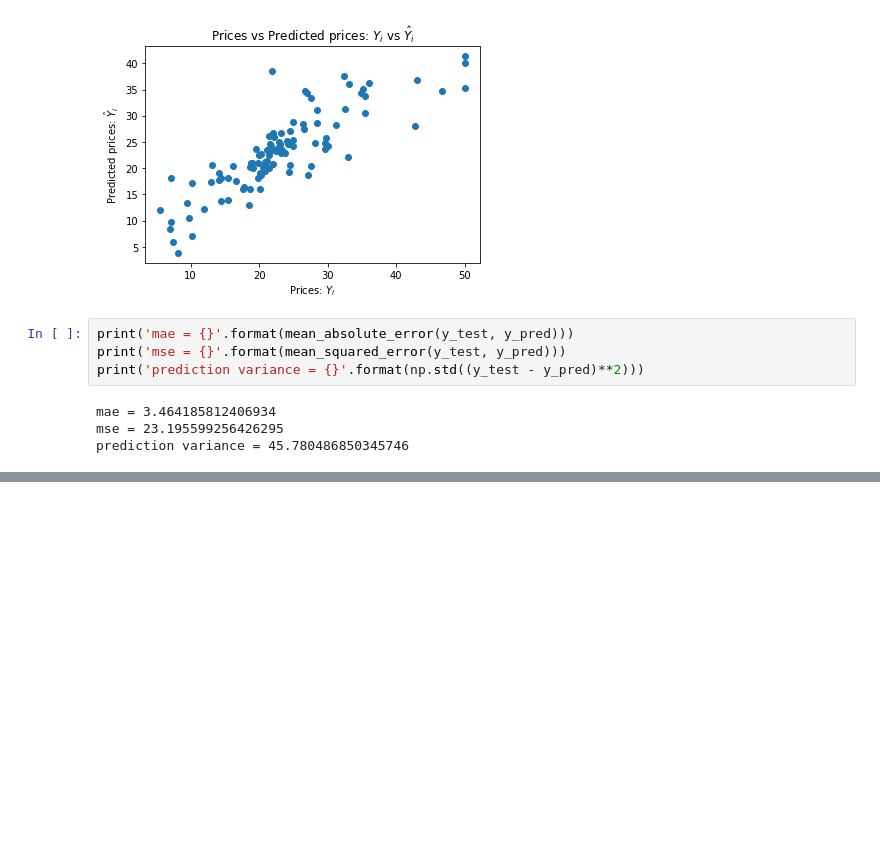
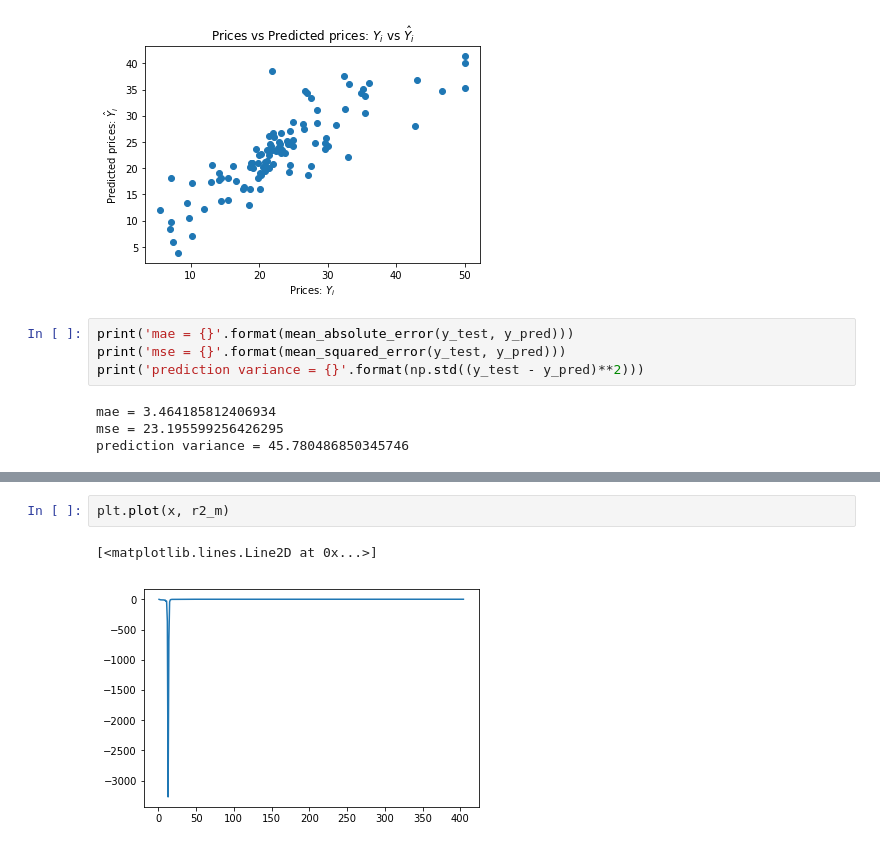
Before and after one commit to Intelligent-Systems-Phystech/StartCode, a Jupyter notebook: Nasedkin2018ProblemHousingPrices/HousingPrices.ipynb, the cells around one changed output, grey strips where cells are left out. Saved outputs shown, nothing was run; the diff lists cells and outputs as text; blank space fills up the shorter version.

```diff
--- a/Nasedkin2018ProblemHousingPrices/HousingPrices.ipynb
+++ b/Nasedkin2018ProblemHousingPrices/HousingPrices.ipynb
@@ -82,0 +92,5 @@ plt.plot(x, r2)
+# %%
+plt.plot(x, r2_m)
+# %% [output]
+[<matplotlib.lines.Line2D at 0x...>]
+[figure, added]
```
Also changed, not shown: parts of 7 cells of this notebook.
